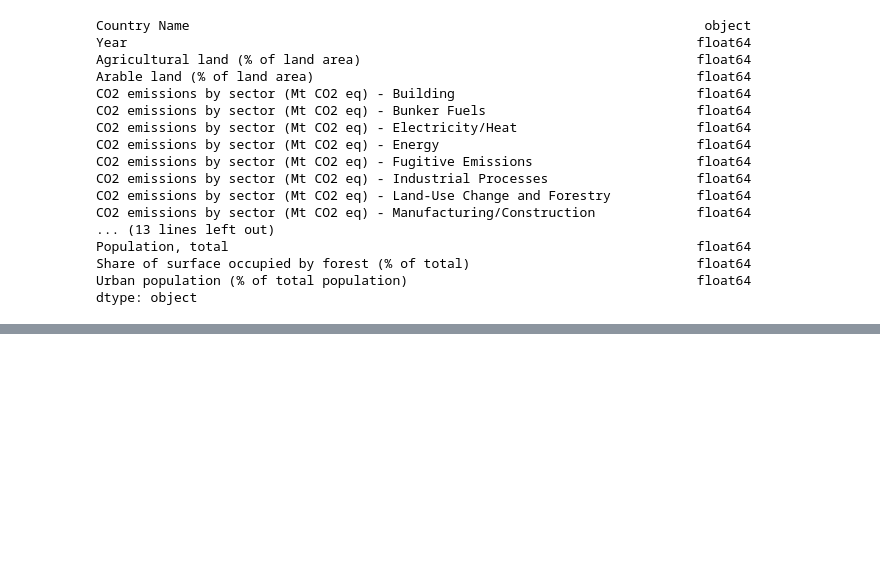
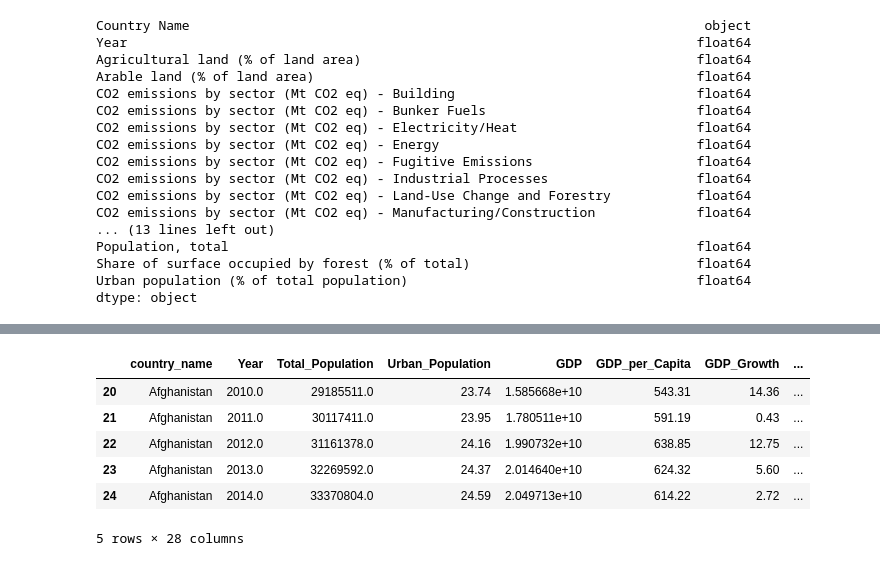
Before and after one commit to mcscrag/Final_Project, a Jupyter notebook: notebooks/cleaning_data.ipynb, the cells around one changed output, grey strips where cells are left out. Drawn from its saved outputs; the diff is of its cells as text; code cells hidden in the pictures; blank space fills up the shorter version.

```diff
--- a/notebooks/cleaning_data.ipynb
+++ b/notebooks/cleaning_data.ipynb
@@ -3,5 +4,5 @@ import pandas as pd
 # %%
-df = pd.read_csv('data_files/melted_data_2.csv')
+df = pd.read_csv('../data_files/melted_data_2.csv')
 # %%
 df.head()
 # %% [output]
@@ -110,0 +207,37 @@ dtype: object
+# %%
+# Rounding the values to 2 decimal places
+
+df5 = df4.round({'Urban Population':2,
+            'GDP per Capita':2,
+            'GDP Growth':2,
+            'GHG Growth':2,
+            'GHG Emissions per Capita':2,
+            'Agricultural Land':2,
+            'Arable Land':2,
+            'Forested Land':2,
+            'CO2 Emissions by Sector - Building':2,
+            'CO2 Emissions by Sector - Bunker Fuels':2,
+            'CO2 Emissions by Sector - Electricity/Heat':2,
+            'CO2 Emissions by Sector - Energy':2,
+            'CO2 Emissions by Sector - Fugitive Emissions':2,
+            'CO2 Emissions by Sector - Industrial Processes':2,
+            'CO2 Emissions by Sector - Land Use Change and Forestry':2,
+            'CO2 Emissions by Sector - Manufacturing/Construction':2,
+            'CO2 Emissions by Sector - Other Fuel Combustion':2,
+            'CO2 Emissions by Sector - Total excluding LUCF':2,
+            'CO2 Emissions by Sector - Total Including LUCF':2,
+            'CO2 Emissions by Sector - Transportation':2,
+            'Net Electricity Consumption':2,
+            'Daily Coal Consumption per capita':2,
+            'Daily Gas Consumption per capita':2,
+            'Daily Oil Consumption per capita':2})
+# %%
+df5.head()
+# %% [output]
+|  | country_name | Year | Total_Population | Urban_Population | GDP | GDP_per_Capita | GDP_Growth | ... |
+| 20 | Afghanistan | 2010.0 | 29185511.0 | 23.74 | 1.585668e+10 | 543.31 | 14.36 | ... |
+| 21 | Afghanistan | 2011.0 | 30117411.0 | 23.95 | 1.780511e+10 | 591.19 | 0.43 | ... |
+| 22 | Afghanistan | 2012.0 | 31161378.0 | 24.16 | 1.990732e+10 | 638.85 | 12.75 | ... |
+| 23 | Afghanistan | 2013.0 | 32269592.0 | 24.37 | 2.014640e+10 | 624.32 | 5.60 | ... |
+| 24 | Afghanistan | 2014.0 | 33370804.0 | 24.59 | 2.049713e+10 | 614.22 | 2.72 | ... |
+5 rows × 28 columns
```
Also changed, not shown: parts of 14 cells of this notebook, 1 other file.
